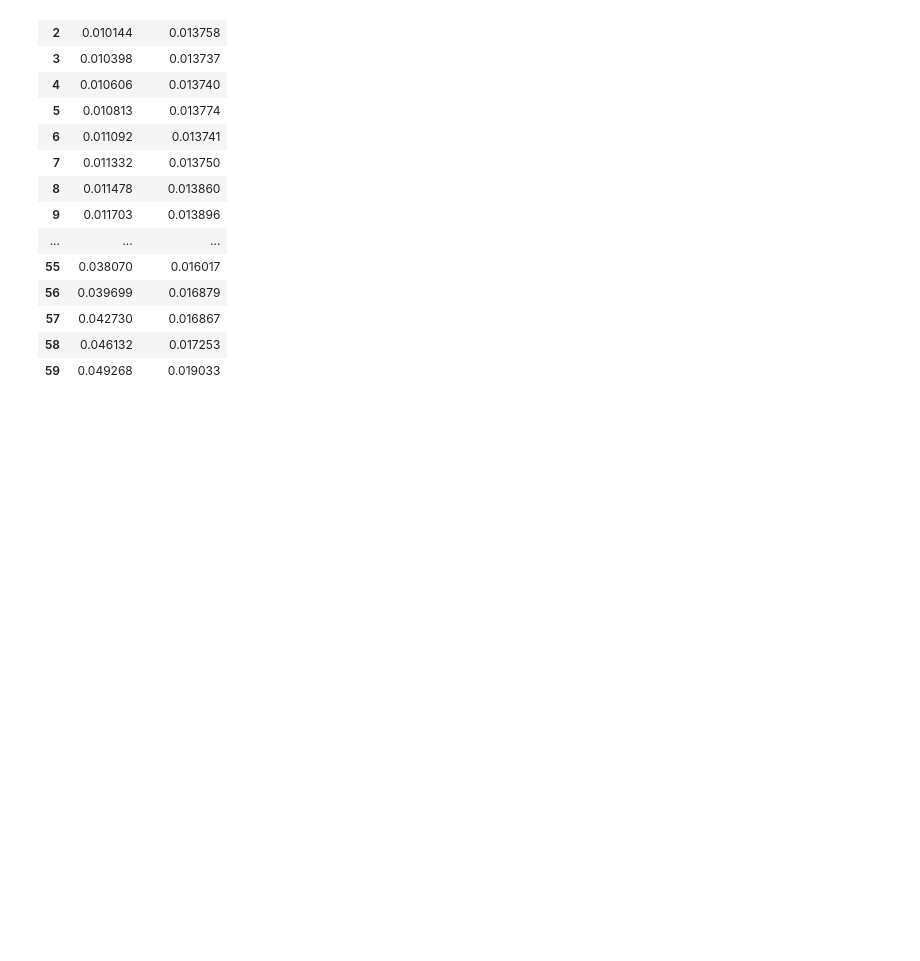
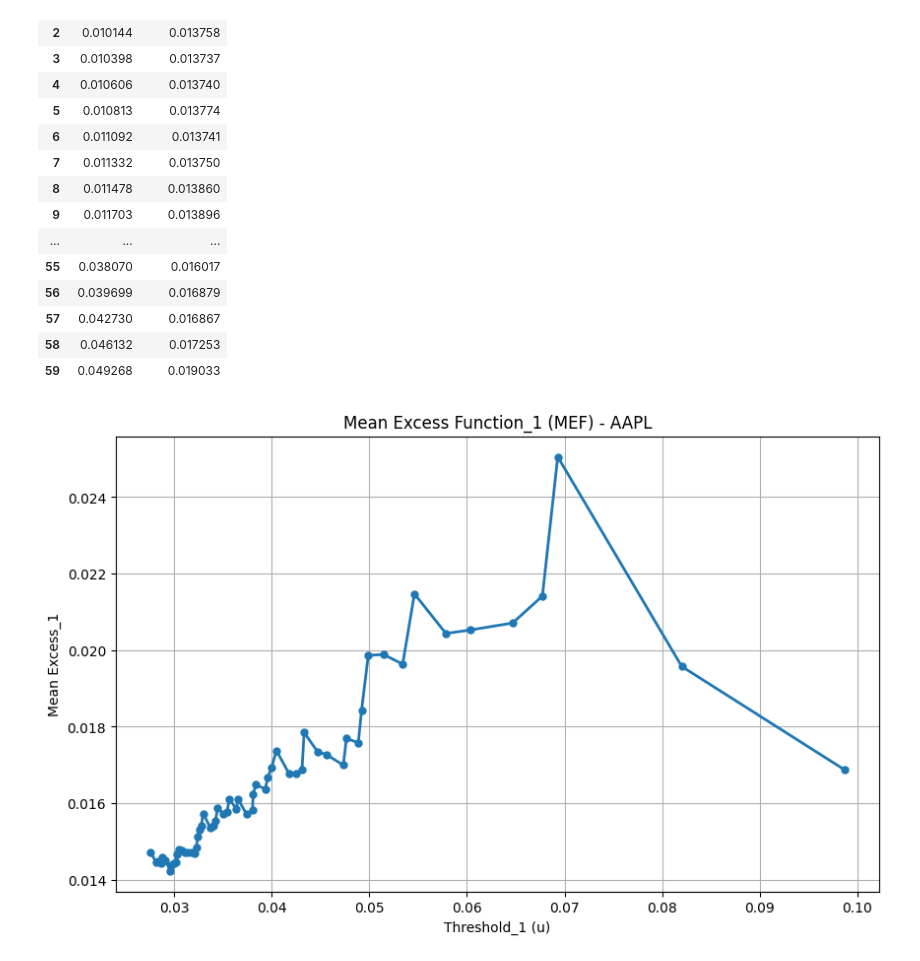
Before and after one commit to ayushanand1103/A-CMSI-research, a Jupyter notebook: Analysis/Phase 7/MEF_AAPL.ipynb, the cells around one changed output. Cells and saved outputs as stored; diff of their text form; code cells hidden in the pictures; blank space fills up the shorter version.

```diff
--- a/Analysis/Phase 7/MEF_AAPL.ipynb
+++ b/Analysis/Phase 7/MEF_AAPL.ipynb
@@ -98,3 +98,41 @@ mef_table
 | 57 | 0.042730 | 0.016867 |
 | 58 | 0.046132 | 0.017253 |
 | 59 | 0.049268 | 0.019033 |
+# %%
+##
+import numpy as np
+thresholds_1 = np.quantile(
+    losses,
+    np.linspace(0.95, 0.999, 60)
+)
+# %%
+mean_excess_1 = []
+
+for u in thresholds_1:
+
+    exceedances = losses[losses > u] - u
+
+    if len(exceedances) > 0:
+        mean_excess_1.append(exceedances.mean())
+    else:
+        mean_excess_1.append(np.nan)
+# %%
+plt.figure(figsize=(10,6))
+
+plt.plot(
+    thresholds_1,
+    mean_excess_1,
+    marker='o',
+    linewidth=2,
+    markersize=5
+)
+
+plt.xlabel("Threshold_1 (u)")
+plt.ylabel("Mean Excess_1")
+plt.title("Mean Excess Function_1 (MEF) - AAPL")
+
+plt.grid(True)
+
+plt.show()
+# %% [output]
+[figure, added]
```
Also changed, not shown: parts of 1 cell of this notebook.
